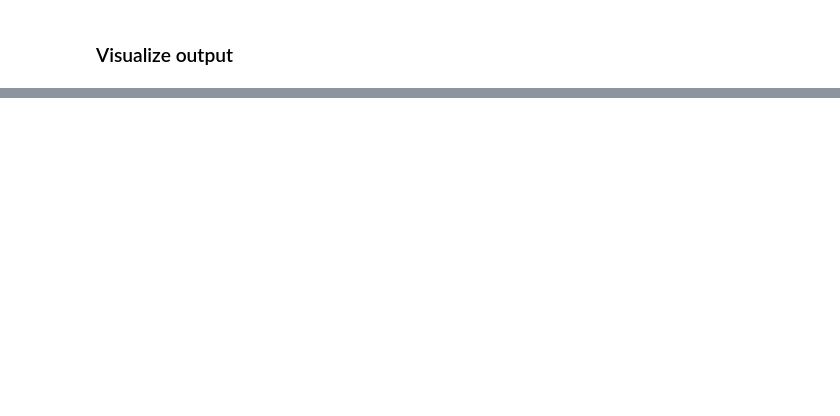
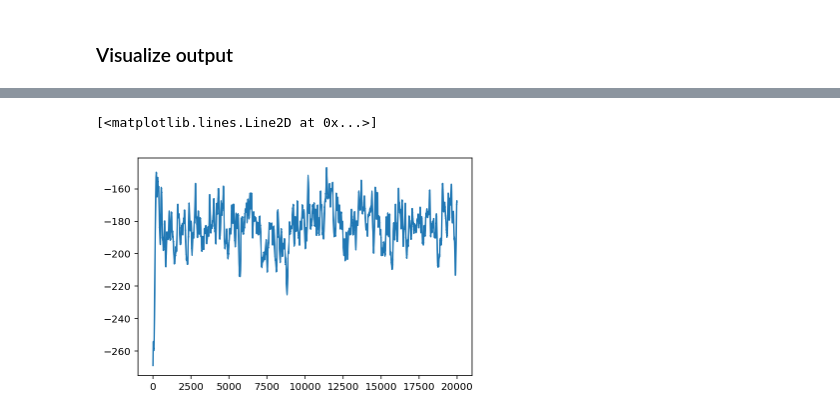
Before and after one commit to carlosal1015/Chem563, a Jupyter notebook: Chem563_MD_LJ3D.ipynb, the cells around one changed output, grey strips where cells are left out. Drawn from its saved outputs; the diff is of its cells as text; code cells hidden in the pictures; blank space fills up the shorter version.

```diff
--- a/Chem563_MD_LJ3D.ipynb
+++ b/Chem563_MD_LJ3D.ipynb
@@ -287,5 +296,8 @@ data=mdrun(N, L, rc2, dt, nSteps, T, pos, vel, force)
 # %%
-#plt.plot(data[2])
+plt.plot(data[2])
+# %% [output]
+[<matplotlib.lines.Line2D at 0x...>]
+[figure, added]
 # %%
 #viz_p(pos,L)
 # %%
```
Also changed, not shown: parts of 6 cells of this notebook.
